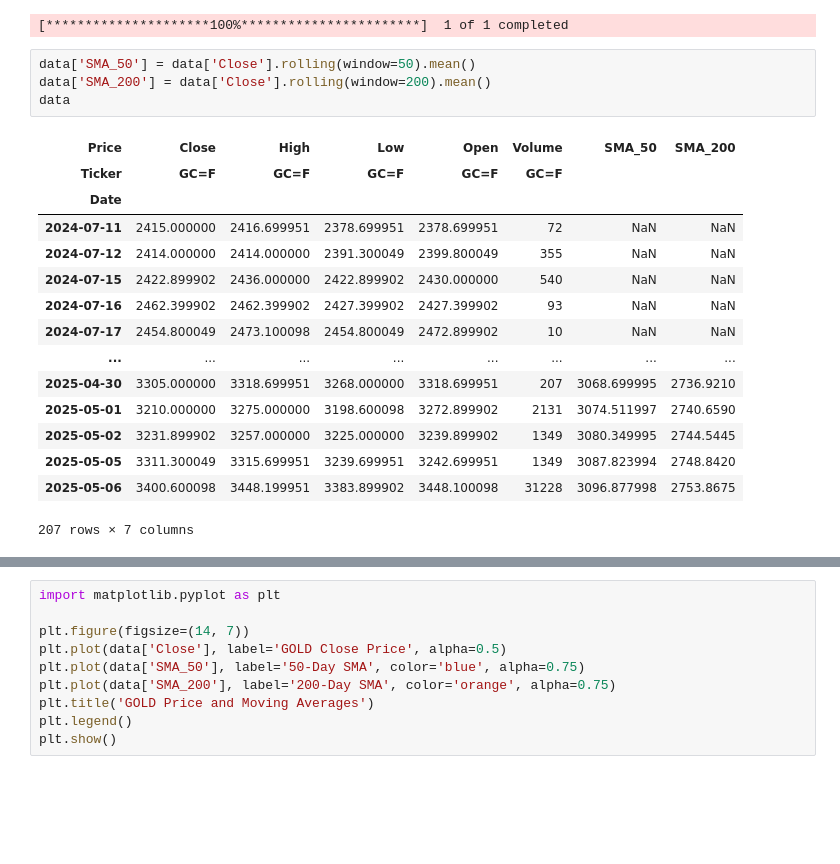
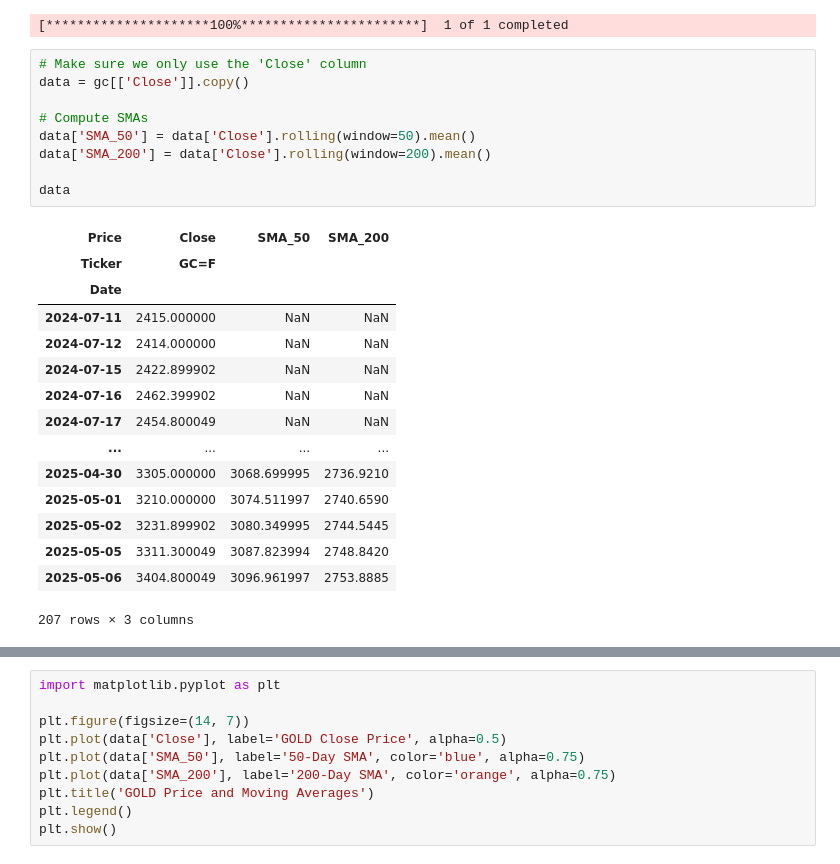
Before and after one commit to nazimboudeffa/trading-algorithmic-python, a Jupyter notebook: strategy_sma_crossover.ipynb, the cells around one changed output, grey strips where cells are left out. Saved outputs shown, nothing was run; the diff lists cells and outputs as text; blank space fills up the shorter version.

```diff
--- a/strategy_sma_crossover.ipynb
+++ b/strategy_sma_crossover.ipynb
@@ -10,22 +10,27 @@ data = yf.download("GC=F", today+delta)
 # %% [output]
 [*********************100%***********************]  1 of 1 completed
 # %%
+# Make sure we only use the 'Close' column
+data = gc[['Close']].copy()
+
+# Compute SMAs
 data['SMA_50'] = data['Close'].rolling(window=50).mean()
 data['SMA_200'] = data['Close'].rolling(window=200).mean()
+
 data
 # %% [output]
-| Price | Close | High | Low | Open | Volume | SMA_50 | SMA_200 |
-| Ticker | GC=F | GC=F | GC=F | GC=F | GC=F |  |  |
-| Date |  |  |  |  |  |  |  |
-| 2024-07-11 | 2415.000000 | 2416.699951 | 2378.699951 | 2378.699951 | 72 | NaN | NaN |
-| 2024-07-12 | 2414.000000 | 2414.000000 | 2391.300049 | 2399.800049 | 355 | NaN | NaN |
-| 2024-07-15 | 2422.899902 | 2436.000000 | 2422.899902 | 2430.000000 | 540 | NaN | NaN |
-| 2024-07-16 | 2462.399902 | 2462.399902 | 2427.399902 | 2427.399902 | 93 | NaN | NaN |
-| 2024-07-17 | 2454.800049 | 2473.100098 | 2454.800049 | 2472.899902 | 10 | NaN | NaN |
-| ... | ... | ... | ... | ... | ... | ... | ... |
-| 2025-04-30 | 3305.000000 | 3318.699951 | 3268.000000 | 3318.699951 | 207 | 3068.699995 | 2736.9210 |
-| 2025-05-01 | 3210.000000 | 3275.000000 | 3198.600098 | 3272.899902 | 2131 | 3074.511997 | 2740.6590 |
-| 2025-05-02 | 3231.899902 | 3257.000000 | 3225.000000 | 3239.899902 | 1349 | 3080.349995 | 2744.5445 |
-| 2025-05-05 | 3311.300049 | 3315.699951 | 3239.699951 | 3242.699951 | 1349 | 3087.823994 | 2748.8420 |
-| 2025-05-06 | 3400.600098 | 3448.199951 | 3383.899902 | 3448.100098 | 31228 | 3096.877998 | 2753.8675 |
+| Price | Close | SMA_50 | SMA_200 |
+| Ticker | GC=F |  |  |
+| Date |  |  |  |
+| 2024-07-11 | 2415.000000 | NaN | NaN |
+| 2024-07-12 | 2414.000000 | NaN | NaN |
+| 2024-07-15 | 2422.899902 | NaN | NaN |
+| 2024-07-16 | 2462.399902 | NaN | NaN |
+| 2024-07-17 | 2454.800049 | NaN | NaN |
+| ... | ... | ... | ... |
+| 2025-04-30 | 3305.000000 | 3068.699995 | 2736.9210 |
+| 2025-05-01 | 3210.000000 | 3074.511997 | 2740.6590 |
+| 2025-05-02 | 3231.899902 | 3080.349995 | 2744.5445 |
+| 2025-05-05 | 3311.300049 | 3087.823994 | 2748.8420 |
+| 2025-05-06 | 3404.800049 | 3096.961997 | 2753.8885 |
-207 rows × 7 columns
+207 rows × 3 columns
```
Also changed, not shown: parts of 2 cells of this notebook.
